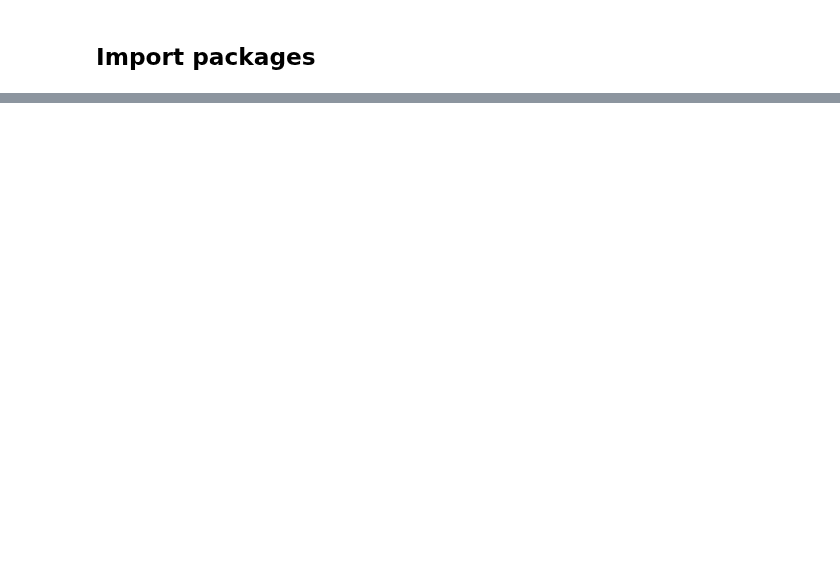
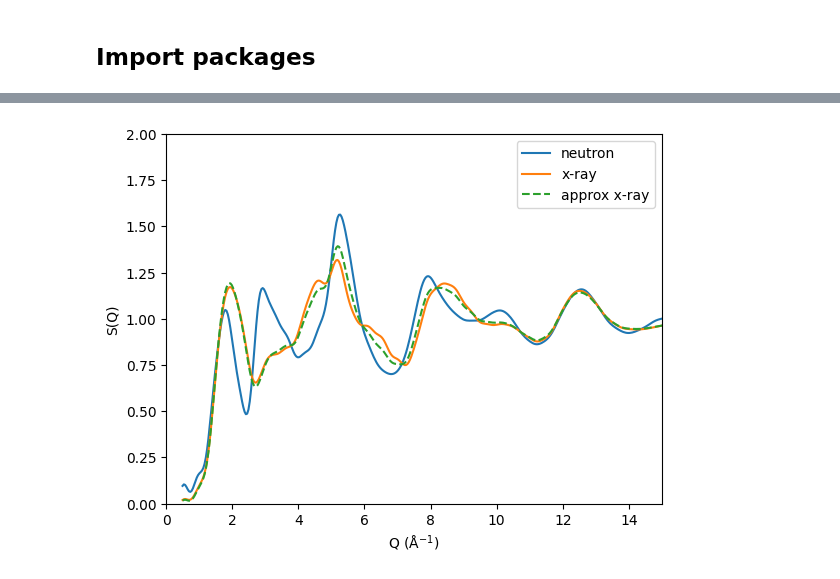
Before and after one commit to R-Chr/vitrum, a Jupyter notebook: examples/analysis/demo.ipynb, the cells around one changed output, grey strips where cells are left out. Cells and saved outputs as stored; diff of their text form; code cells hidden in the pictures; blank space fills up the shorter version.

```diff
--- a/examples/analysis/demo.ipynb
+++ b/examples/analysis/demo.ipynb
@@ -57,0 +42,2 @@ atoms = get_random_packed("LiFePO4", density=3, target_atoms=200, min_distance=1
+# %%
+sc = Scattering(atoms, rrange=15, qmax=20, nbin=500)
@@ -57,0 +48,16 @@ atoms = get_random_packed("LiFePO4", density=3, target_atoms=200, min_distance=1
+# %%
+sq_neutron = sc.get_structure_factor(type="neutron")
+sq_xray = sc.get_structure_factor(type="xray")
+sq_approx_xray = sc.get_structure_factor(type="approx_xray")
+
+plt.plot(sc.qval, sq_neutron, label="neutron")
+plt.plot(sc.qval, sq_xray, label="x-ray")
+plt.plot(sc.qval, sq_approx_xray, label="approx x-ray", linestyle="--")
+plt.xlim(0, 15)
+plt.ylim(0, 2)
+plt.xlabel("Q (Å$^{-1}$)")
+plt.ylabel("S(Q)")
+plt.legend()
+plt.show()
+# %% [output]
+[figure, added]
```
Also changed, not shown: parts of 44 cells of this notebook, 4 other files.
